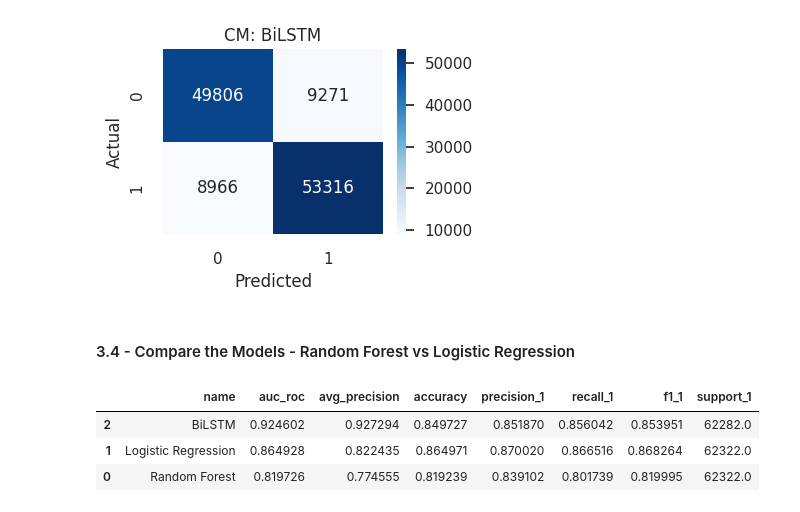
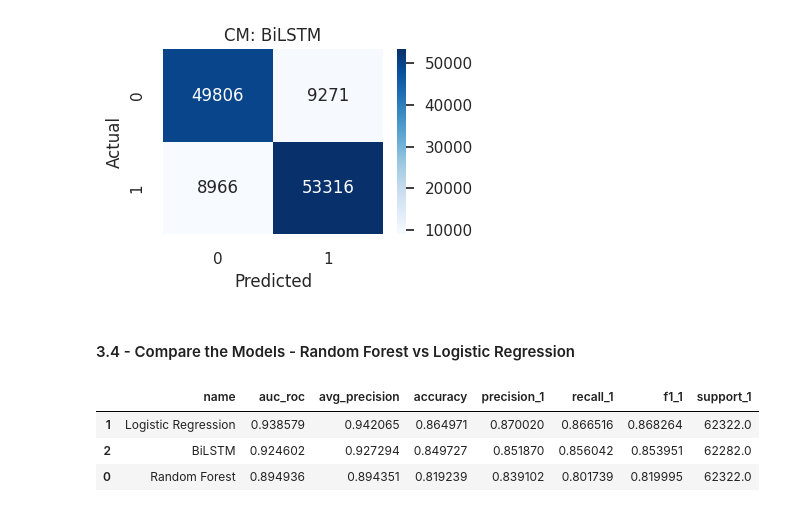
Before and after one commit to fatemalaali/nlp-game-reviews, a Jupyter notebook: game-sentiment-analysis.ipynb, the cells around one changed output. Saved outputs shown, nothing was run; the diff lists cells and outputs as text; code cells hidden in the pictures.

```diff
--- a/game-sentiment-analysis.ipynb
+++ b/game-sentiment-analysis.ipynb
@@ -710,4 +710,6 @@ joblib.dump(rf_pipeline, 'models/rf_pipeline.pkl')
 # rf_pipeline = joblib.load('models/rf_pipeline.pkl')
 # %%
 rf_predictions = rf_pipeline.predict(X_test)
+# %%
+rf_prob = rf_pipeline.predict_proba(X_test)[:, 1]
 # %%
@@ -869,8 +872,10 @@ joblib.dump(lr_pipeline, 'models/lr_pipeline.pkl')
 ['models/lr_pipeline.pkl']
 # %%
 # Uncomment as needed, however as I ran the above It isn't needed to load the model
-lr_pipeline = joblib.load('models/lr_pipeline.pkl')
+# lr_pipeline = joblib.load('models/lr_pipeline.pkl')
 # %%
 
 lr_predictions = lr_pipeline.predict(X_test)
+# %%
+lr_prob = lr_pipeline.predict_proba(X_test)[:, 1]
 # %%
@@ -1049,19 +1055,19 @@ def summarize_metrics(y_true, y_pred, y_prob, name):
     }
     return row
 # %%
-summarized_metrics_rf = summarize_metrics(y_test, rf_predictions, rf_predictions, "Random Forest")
-summarized_metrics_lr = summarize_metrics(y_test, lr_predictions, lr_predictions, "Logistic Regression")
+summarized_metrics_rf = summarize_metrics(y_test, rf_predictions, rf_prob, "Random Forest")
+summarized_metrics_lr = summarize_metrics(y_test, lr_predictions, lr_prob, "Logistic Regression")
 summarized_metrics_bilstm = summarize_metrics(y_test_bi, bilstm_pred, predict_probs, "BiLSTM")
 
 metrics_df = pd.DataFrame([summarized_metrics_rf, summarized_metrics_lr, summarized_metrics_bilstm])
 metrics_df = metrics_df.sort_values("auc_roc", ascending=False)
 metrics_df.to_csv("figures/model_metrics_rd_lr_bilstm.csv", index=False)
 metrics_df
 # %% [output]
 |  | name | auc_roc | avg_precision | accuracy | precision_1 | recall_1 | f1_1 | support_1 |
+| 1 | Logistic Regression | 0.938579 | 0.942065 | 0.864971 | 0.870020 | 0.866516 | 0.868264 | 62322.0 |
 | 2 | BiLSTM | 0.924602 | 0.927294 | 0.849727 | 0.851870 | 0.856042 | 0.853951 | 62282.0 |
-| 1 | Logistic Regression | 0.864928 | 0.822435 | 0.864971 | 0.870020 | 0.866516 | 0.868264 | 62322.0 |
-| 0 | Random Forest | 0.819726 | 0.774555 | 0.819239 | 0.839102 | 0.801739 | 0.819995 | 62322.0 |
+| 0 | Random Forest | 0.894936 | 0.894351 | 0.819239 | 0.839102 | 0.801739 | 0.819995 | 62322.0 |
 # %%
 headline_metrics = ["auc_roc", "avg_precision", "f1_1", "accuracy", "recall_1"]
 metrics_sorted = metrics_df.sort_values("auc_roc", ascending=False).reset_index(drop=True)
```
Also changed, not shown: parts of 5 cells of this notebook, 4 other files.
